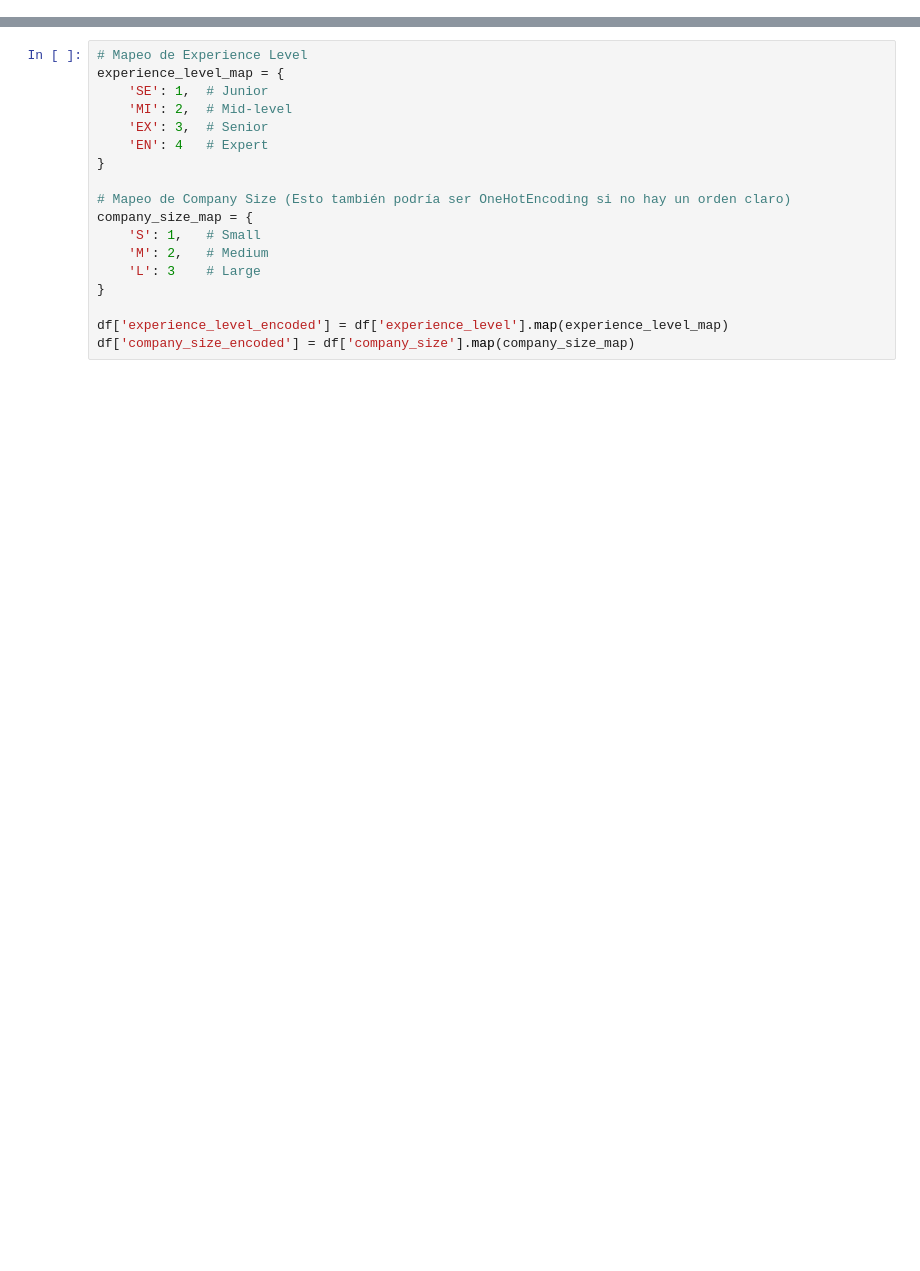
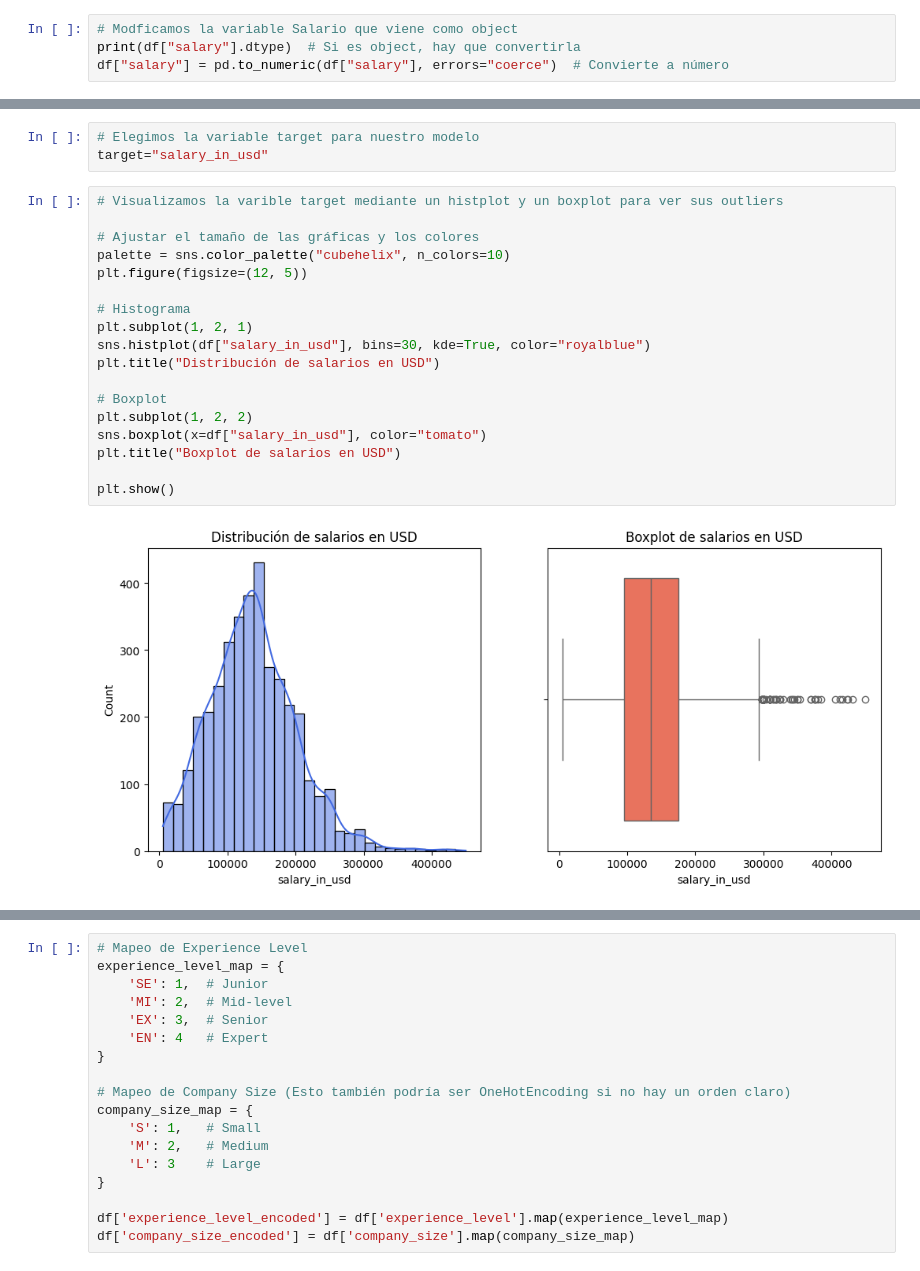
Before and after one commit to GABRIELACONTE/TEAM_CHALLENGE_17, a Jupyter notebook: src/results_notebook/team_liberty_Pipelines_I.ipynb, the cells around one changed output, grey strips where cells are left out. Saved outputs shown, nothing was run; the diff lists cells and outputs as text; blank space fills up the shorter version.

```diff
--- a/src/results_notebook/team_liberty_Pipelines_I.ipynb
+++ b/src/results_notebook/team_liberty_Pipelines_I.ipynb
@@ -32,0 +126,4 @@ df.head()
+# %%
+# Modficamos la variable Salario que viene como object
+print(df["salary"].dtype)  # Si es object, hay que convertirla
+df["salary"] = pd.to_numeric(df["salary"], errors="coerce")  # Convierte a número
@@ -32,0 +145,23 @@ df.head()
+# %%
+# Elegimos la variable target para nuestro modelo
+target="salary_in_usd"
+# %%
+# Visualizamos la varible target mediante un histplot y un boxplot para ver sus outliers
+
+# Ajustar el tamaño de las gráficas y los colores
+palette = sns.color_palette("cubehelix", n_colors=10)
+plt.figure(figsize=(12, 5))
+
+# Histograma
+plt.subplot(1, 2, 1)
+sns.histplot(df["salary_in_usd"], bins=30, kde=True, color="royalblue")
+plt.title("Distribución de salarios en USD")
+
+# Boxplot
+plt.subplot(1, 2, 2)
+sns.boxplot(x=df["salary_in_usd"], color="tomato")
+plt.title("Boxplot de salarios en USD")
+
+plt.show()
+# %% [output]
+[figure, added]
```
Also changed, not shown: parts of 65 cells of this notebook, 11 other files.
